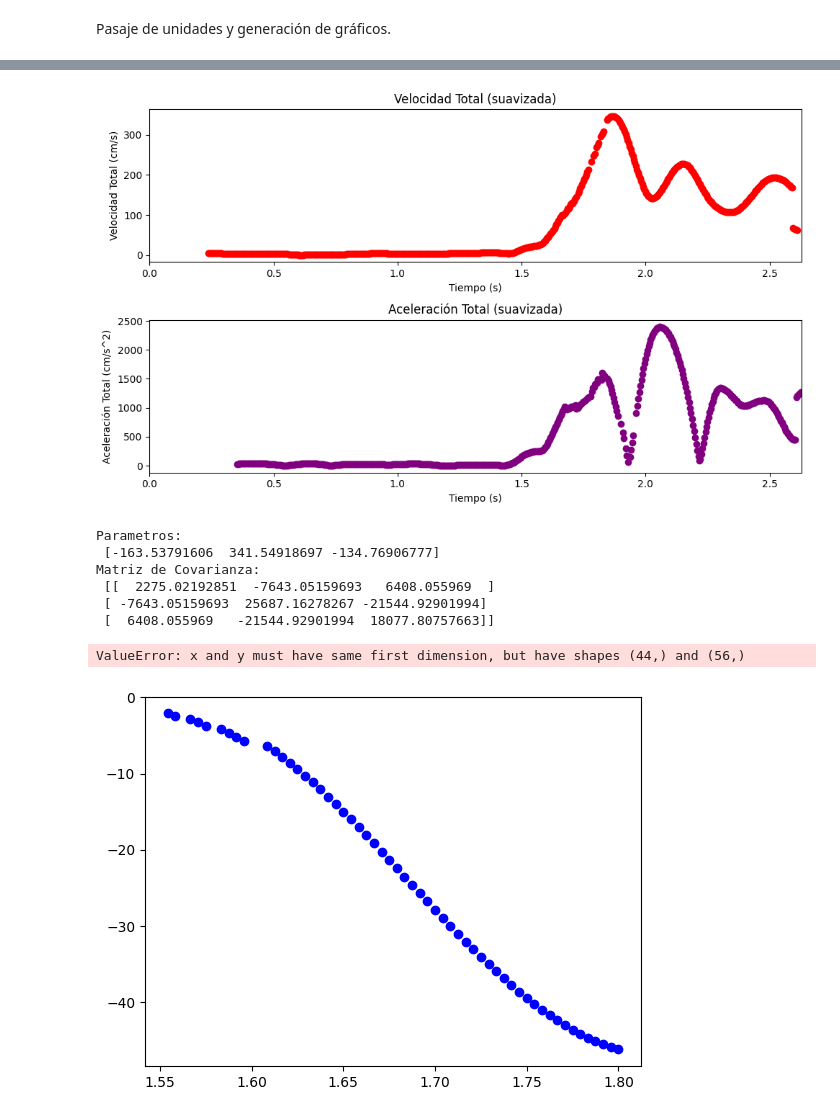
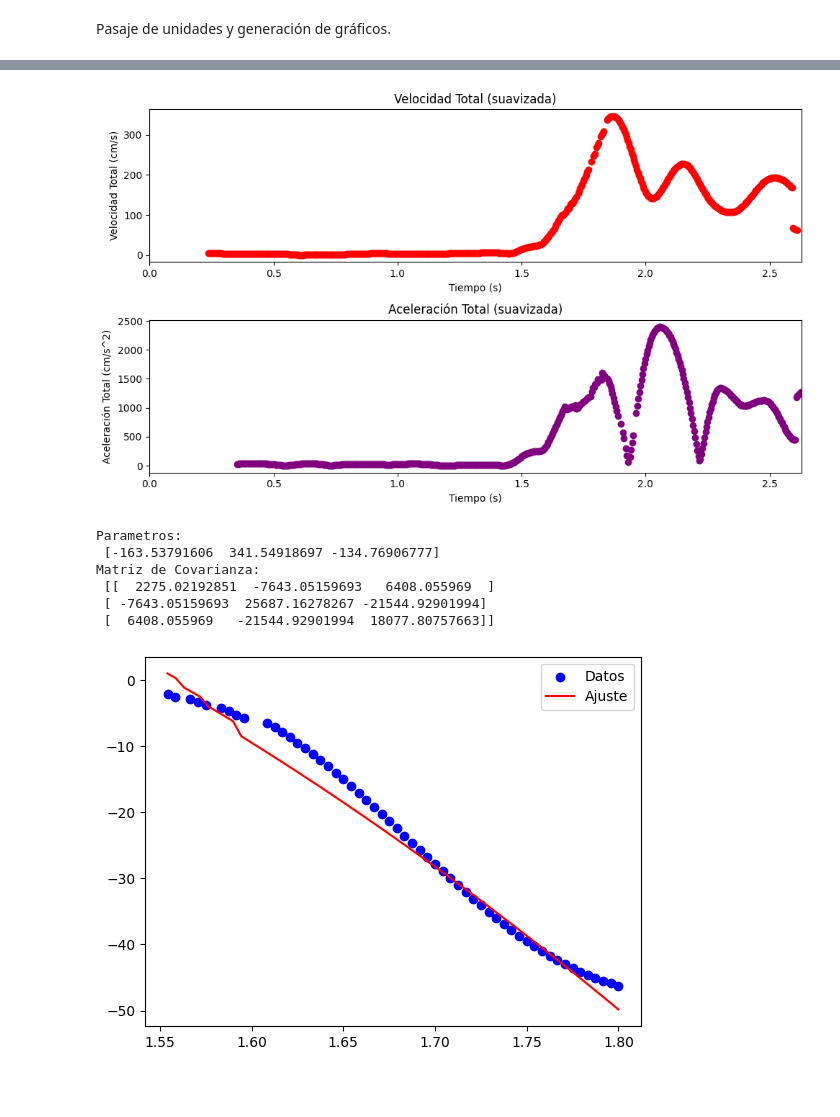
Before and after one commit to ThoMintz/proyectofisica-nextjs, a Jupyter notebook: trackerUnPique.ipynb, the cells around one changed output, grey strips where cells are left out. Cells and saved outputs as stored; diff of their text form; code cells hidden in the pictures; blank space fills up the shorter version.

Commit message:
coreccion minimos aceleracion
leve correccion no fixea el problema

```diff
--- a/trackerUnPique.ipynb
+++ b/trackerUnPique.ipynb
@@ -263,7 +263,7 @@ minimos_indices_ay = scipy.signal.argrelextrema(df['ay'].values, np.less)[0]
 
 # Filtrar los mínimos donde la velocidad Y sea menor a -20
 minimos_indices_ay_filtrados = [
-    i for i in minimos_indices_ay if df['ay'].values[i] < -50 and not (-970 < df['ay'].values[i] < -990)
+    i for i in minimos_indices_ay if df['ay'].values[i] < -50 and ((1.3 <= df['time_real'].values[i] <= 1.4) or (1.8 <= df['time_real'].values[i] <= 2))
 ]
 minimos_tiempos_ay_filtrados = df['time_real'].values[minimos_indices_ay_filtrados]
 
@@ -331,9 +331,8 @@ plt.show()
 [figure]
 Parametros:
  [-163.53791606  341.54918697 -134.76906777]
 Matriz de Covarianza:
  [[  2275.02192851  -7643.05159693   6408.055969  ]
  [ -7643.05159693  25687.16278267 -21544.92901994]
  [  6408.055969   -21544.92901994  18077.80757663]]
-ValueError: x and y must have same first dimension, but have shapes (44,) and (56,)
-[figure, old version]
+[figure, new version]
```
Also changed, not shown: parts of 1 cell of this notebook.
